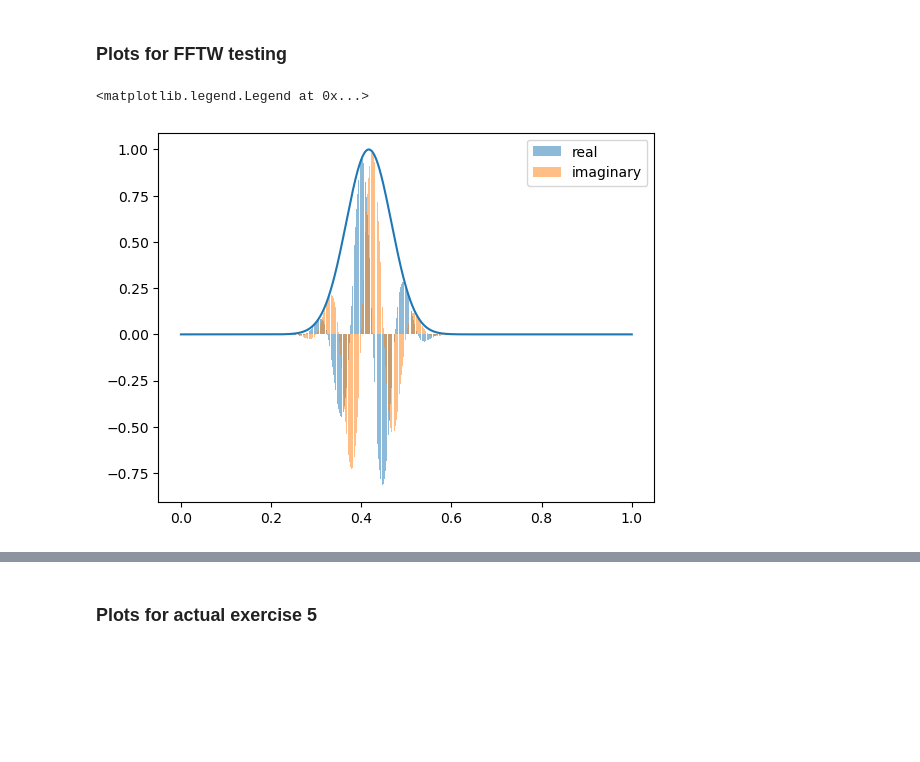
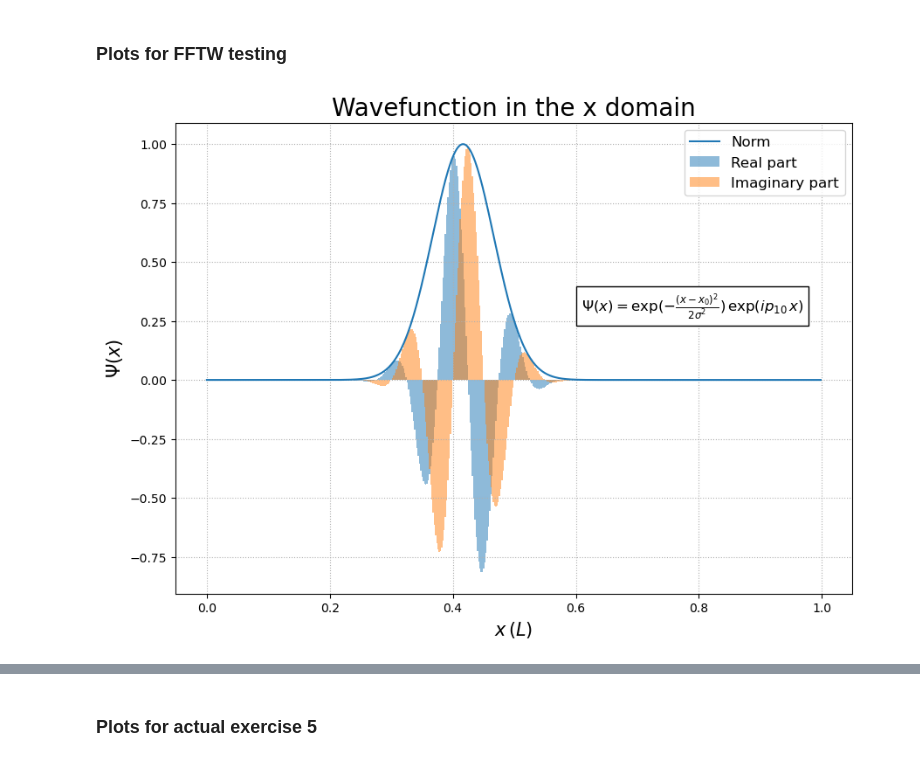
Before and after one commit to PaoloZinesi/QuantumInfoComputing, a Jupyter notebook: Assignment5/EX5/EX5_plots.ipynb, the cells around one changed output, grey strips where cells are left out. Saved outputs shown, nothing was run; the diff lists cells and outputs as text; code cells hidden in the pictures; blank space fills up the shorter version.

```diff
--- a/Assignment5/EX5/EX5_plots.ipynb
+++ b/Assignment5/EX5/EX5_plots.ipynb
@@ -15,19 +12,35 @@ save_plots = False
 # %% [markdown]
 ### Plots for FFTW testing
 # %%
+fig, ax = plt.subplots(nrows=1, ncols=1, figsize=(10, 7))
+
 # grid
 grid_x = np.loadtxt("results/init.dat", max_rows=1)
 dx = grid_x[1]-grid_x[0]
 
-# initialized function
+# initialized wavefunction
 re_init, im_init = np.loadtxt("results/init.dat", skiprows=1, unpack=True)
 init = re_init + im_init*1j
 
-plt.bar(x=grid_x, height=np.real(init), label="real", alpha=0.5, width=0.8*dx)
-plt.bar(x=grid_x, height=np.imag(init), label="imaginary", alpha=0.5, width=0.8*dx)
-plt.plot(grid_x, np.abs(init))
-plt.legend()
+# plot
+ax.bar(x=grid_x, height=np.real(init), label="Real part", alpha=0.5, width=dx)
+ax.bar(x=grid_x, height=np.imag(init), label="Imaginary part", alpha=0.5, width=dx)
+ax.plot(grid_x, np.abs(init), label="Norm")
+
+
+ax.set_title(f"Wavefunction in the x domain", fontsize=20)
+ax.set_xlabel(r"$x\, (L)$", fontsize=15)
+ax.set_ylabel(r"$\Psi(x)$", fontsize=15)
+ax.grid(True, which="both", linestyle=":")
+
+# print formula
+ax.text(0.6, 0.6, s=r"$\Psi(x) = \exp(-\frac{(x-x_0)^2}{2\sigma^2})\, \exp(i p_{10}\, x )$",
+        transform=ax.transAxes, fontsize=12, bbox=dict(facecolor="w"))
+
+ax.legend(fontsize=12)
+
+if save_plots:
+    fig.savefig("results/init.png", dpi=400, format='png')
 # %% [output]
-<matplotlib.legend.Legend at 0x...>
-[figure, old version]
+[figure, new version]
 # %%
```
Also changed, not shown: parts of 13 cells of this notebook, 4 other files.
